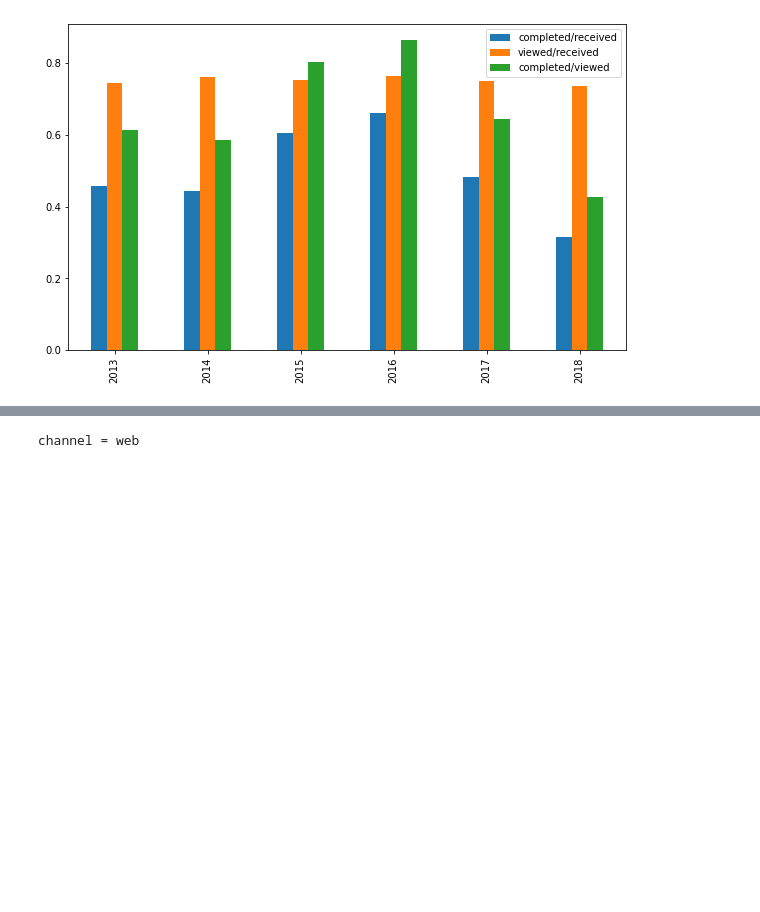
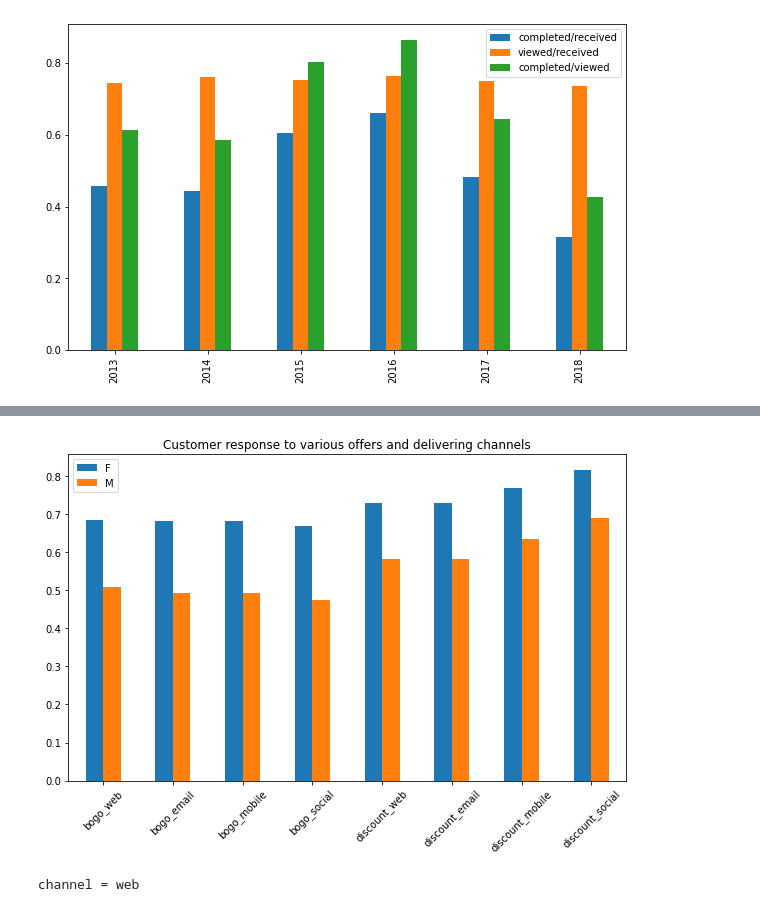
Before and after one commit to caojinbo/Starbucks_Capstone_Challenge, a Jupyter notebook: starbucks_capstone.ipynb, the cells around one changed output, grey strips where cells are left out. Saved outputs shown, nothing was run; the diff lists cells and outputs as text; code cells hidden in the pictures; blank space fills up the shorter version.

```diff
--- a/starbucks_capstone.ipynb
+++ b/starbucks_capstone.ipynb
@@ -613,6 +558,0 @@ agg_event(all_data, col='offer_id')
-# %%
-for offer_style in ['bogo', 'discount']:
-    for channel in ['web', 'email', 'mobile', 'social']:
-        agg = agg_event(all_data[(all_data[offer_style] == 1) & (all_data[channel] == 1)], col='offer_id')
-        title = "offer style = {}, channel = {}".format(offer_style, channel)
-        display(agg.style.set_caption(title))
@@ -654,0 +559,20 @@ offer style = discount, channel = email
+# %%
+# Aggregate the above data
+multiple_agg = pd.DataFrame()
+for offer_style in ['bogo', 'discount']:
+    for channel in ['web', 'email', 'mobile', 'social']:
+        agg = agg_event(all_data[(all_data[offer_style] == 1) & (all_data[channel] == 1)], col='gender', items=['M', 'F'])
+        col_name = "{}_{}".format(offer_style, channel)
+        agg = agg[['completed/received']]
+        agg.rename(columns={'completed/received': col_name}, inplace=True)
+
+        multiple_agg = pd.concat([multiple_agg, agg], axis=1)
+
+display(multiple_agg)
+
+# View the results
+multiple_agg.T.plot(kind="bar", figsize=(10, 6))
+plt.xticks(rotation=45)
+plt.title("Customer response to various offers and delivering channels")
+plt.show()
+# %% [output]
@@ -655,3 +582,4 @@ offer style = discount, channel = email
+[figure, added]
 # %%
 for channel in ['web', 'email', 'mobile', 'social']:
     agg = agg_event(all_data[(all_data[channel] == 1)], col='gender')
```
Also changed, not shown: parts of 17 cells of this notebook, 1 other file.
